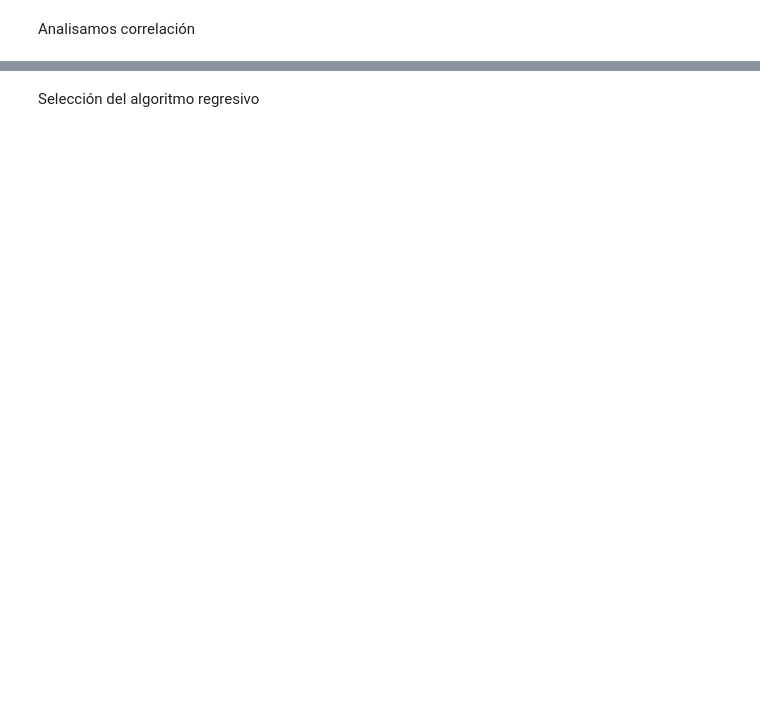
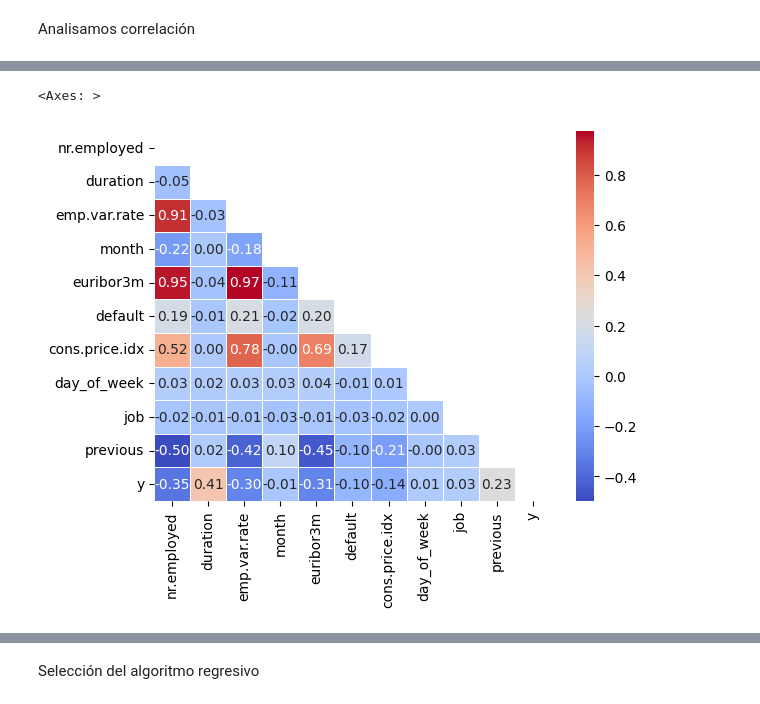
Before and after one commit to 4GeeksAcademy/Pauline-Your-first-ML-algorithm, a Jupyter notebook: src/explore.ipynb, the cells around one changed output, grey strips where cells are left out. Saved outputs shown, nothing was run; the diff lists cells and outputs as text; code cells hidden in the pictures; blank space fills up the shorter version.

```diff
--- a/src/explore.ipynb
+++ b/src/explore.ipynb
@@ -355,19 +407,22 @@ X_test = X_test[df_imp[df_imp.Importance>1]['Feature'].values]
 # %% [markdown]
 Analisamos correlación
 # %%
-#Primero hay que convertir las variables categóricas a variables numéricas (sino me metía error "nonnexistent" y no podía aplicar .corr)
-#Usamos OnehotEncoding como ejemplo de las compras pero existe una funcion :
+#Primero hay que convertir las variables categóricas a variables numéricas usando LabelEncoding
 
 #Separamos columnas categóricas y numéricas, cat ya existía, pero se cambió a category y no object :
-categorical_columns = X_train.select_dtypes(include=['category']).columns
-numerical_columns = X_train.select_dtypes(exclude=['category']).columns
+categorical_columns = X_train.select_dtypes(include=['object','category']).columns
+numerical_columns = X_train.select_dtypes(exclude=['object','category']).columns
 
-# Crear un transformador para aplicar OneHotEncoding a las variables categóricas y normalizar las numéricas (sino me metia  Input X must be non-negative para chi2)
-processor = ColumnTransformer(
-    transformers=[
-        ('num', MinMaxScaler(), numerical_columns),  #Normalizar las columnas numéricas (MinMaxScaler para que todos los valores sean >=0)
-        ('cat', OneHotEncoder(sparse_output=False), categorical_columns)  #OneHotEncoding a las columnas categóricas (sparse_output=False convierte la matriz a densa = donde se guardan todos los valores, incluyendo los ceros, de manera tradicional)
-    ])
+#Creamos el transformador para LabelEncoder (para columnas categóricas) y MinMaxScaler (para las columnas numéricas)
+encoder = LabelEncoder()
+scaler = MinMaxScaler()
 
-#Aplicamos:
-X_train_processed = processor.fit_transform(X_train)
+# Convertimos las columnas categóricas usando LabelEncoder
+for col in categorical_columns:
+    X_train[col] = encoder.fit_transform(X_train[col])
+
+# Normalizamos las columnas numéricas
+X_train[numerical_columns] = scaler.fit_transform(X_train[numerical_columns])
+
+#Ahora, X_train está procesado y listo para usar
+print(X_train.head())
@@ -403,0 +478,9 @@ education_unknown                                -0.135598           1.000000
+# %%
+X_corr = X_train.copy()
+X_corr['y'] = y_train
+corr = X_corr.corr()
+mask = np.triu(np.ones_like(corr, dtype=bool))
+sns.heatmap(corr, mask=mask, annot=True, cmap='coolwarm', linewidths=0.5, fmt='.2f')
+# %% [output]
+<Axes: >
+[figure, added]
```
Also changed, not shown: parts of 46 cells of this notebook.
